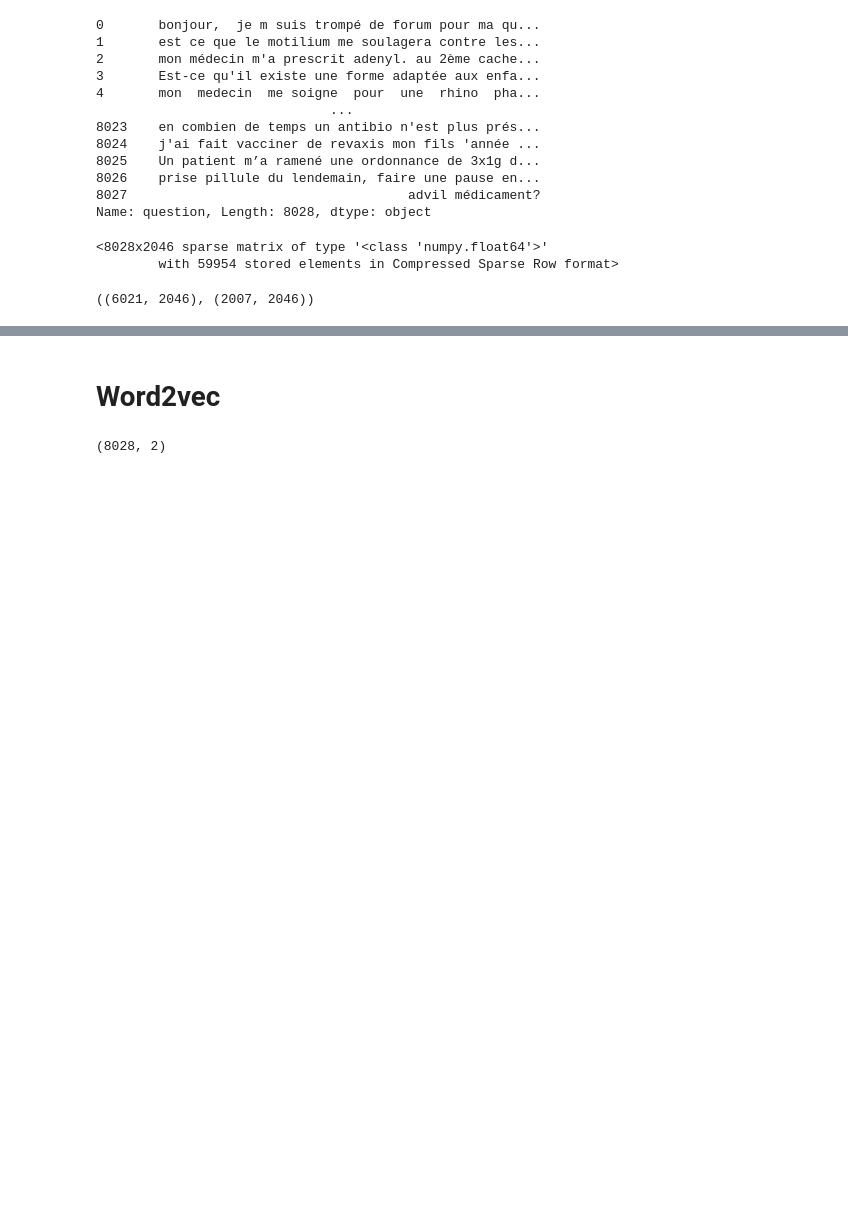
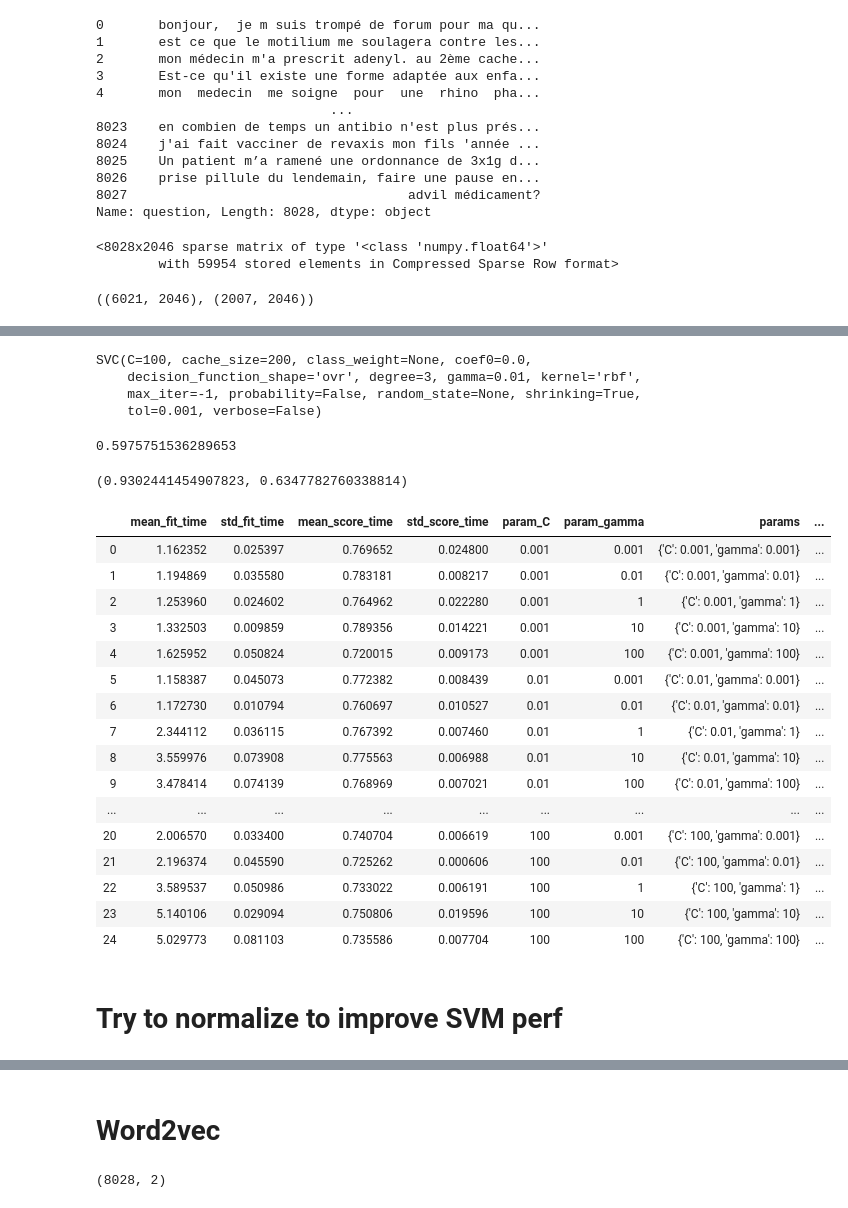
Before and after one commit to Aclet0/posos_interview, a Jupyter notebook: tfidf_encodeur.ipynb, the cells around one changed output, grey strips where cells are left out. Drawn from its saved outputs; the diff is of its cells as text; code cells hidden in the pictures; blank space fills up the shorter version.

```diff
--- a/tfidf_encodeur.ipynb
+++ b/tfidf_encodeur.ipynb
@@ -153,8 +153,8 @@ x_train_idf.shape ,x_test_idf.shape
 # %% [output]
 ((6021, 2046), (2007, 2046))
 # %%
-#grid = {"C":[0.001,0.01,1,10,100], "gamma":[0.001,0.01,1,10,100]}
+grid = {"C":[0.001,0.01,1,10,100], "gamma":[0.001,0.01,1,10,100]}
 # %%
-#gs_idf = GridSearchCV(SVC(), grid, cv=3)
+gs_idf = GridSearchCV(SVC(), grid, cv=3)
 # %%
-#gs_idf.fit(x_train_idf, y_train_idf)
+gs_idf.fit(x_train_idf, y_train_idf)
@@ -165,4 +173,35 @@ x_train_idf.shape ,x_test_idf.shape
+# %%
+gs_idf.best_estimator_
+# %% [output]
+SVC(C=100, cache_size=200, class_weight=None, coef0=0.0,
+    decision_function_shape='ovr', degree=3, gamma=0.01, kernel='rbf',
+    max_iter=-1, probability=False, random_state=None, shrinking=True,
+    tol=0.001, verbose=False)
+# %%
+gs_idf.best_score_
+# %% [output]
+0.5975751536289653
 # %%
-#gs_idf.score(x_train_idf, y_train_idf), gs_idf.score(x_test_idf, y_test_idf)
+gs_idf.score(x_train_idf, y_train_idf), gs_idf.score(x_test_idf, y_test_idf)
+# %% [output]
+(0.9302441454907823, 0.6347782760338814)
 # %%
-#pd.DataFrame(gs_idf.cv_results_)
+pd.DataFrame(gs_idf.cv_results_)
+# %% [output]
+|  | mean_fit_time | std_fit_time | mean_score_time | std_score_time | param_C | param_gamma | params | ... |
+| 0 | 1.162352 | 0.025397 | 0.769652 | 0.024800 | 0.001 | 0.001 | {'C': 0.001, 'gamma': 0.001} | ... |
+| 1 | 1.194869 | 0.035580 | 0.783181 | 0.008217 | 0.001 | 0.01 | {'C': 0.001, 'gamma': 0.01} | ... |
+| 2 | 1.253960 | 0.024602 | 0.764962 | 0.022280 | 0.001 | 1 | {'C': 0.001, 'gamma': 1} | ... |
+| 3 | 1.332503 | 0.009859 | 0.789356 | 0.014221 | 0.001 | 10 | {'C': 0.001, 'gamma': 10} | ... |
+| 4 | 1.625952 | 0.050824 | 0.720015 | 0.009173 | 0.001 | 100 | {'C': 0.001, 'gamma': 100} | ... |
+| 5 | 1.158387 | 0.045073 | 0.772382 | 0.008439 | 0.01 | 0.001 | {'C': 0.01, 'gamma': 0.001} | ... |
+| 6 | 1.172730 | 0.010794 | 0.760697 | 0.010527 | 0.01 | 0.01 | {'C': 0.01, 'gamma': 0.01} | ... |
+| 7 | 2.344112 | 0.036115 | 0.767392 | 0.007460 | 0.01 | 1 | {'C': 0.01, 'gamma': 1} | ... |
+| 8 | 3.559976 | 0.073908 | 0.775563 | 0.006988 | 0.01 | 10 | {'C': 0.01, 'gamma': 10} | ... |
+| 9 | 3.478414 | 0.074139 | 0.768969 | 0.007021 | 0.01 | 100 | {'C': 0.01, 'gamma': 100} | ... |
+| ... | ... | ... | ... | ... | ... | ... | ... | ... |
+| 20 | 2.006570 | 0.033400 | 0.740704 | 0.006619 | 100 | 0.001 | {'C': 100, 'gamma': 0.001} | ... |
+| 21 | 2.196374 | 0.045590 | 0.725262 | 0.000606 | 100 | 0.01 | {'C': 100, 'gamma': 0.01} | ... |
+| 22 | 3.589537 | 0.050986 | 0.733022 | 0.006191 | 100 | 1 | {'C': 100, 'gamma': 1} | ... |
+| 23 | 5.140106 | 0.029094 | 0.750806 | 0.019596 | 100 | 10 | {'C': 100, 'gamma': 10} | ... |
+| 24 | 5.029773 | 0.081103 | 0.735586 | 0.007704 | 100 | 100 | {'C': 100, 'gamma': 100} | ... |
@@ -171 +208,3 @@ x_train_idf.shape ,x_test_idf.shape
+# %% [markdown]
+# Try to normalize to improve SVM perf
 # %%
```
Also changed, not shown: parts of 49 cells of this notebook.
